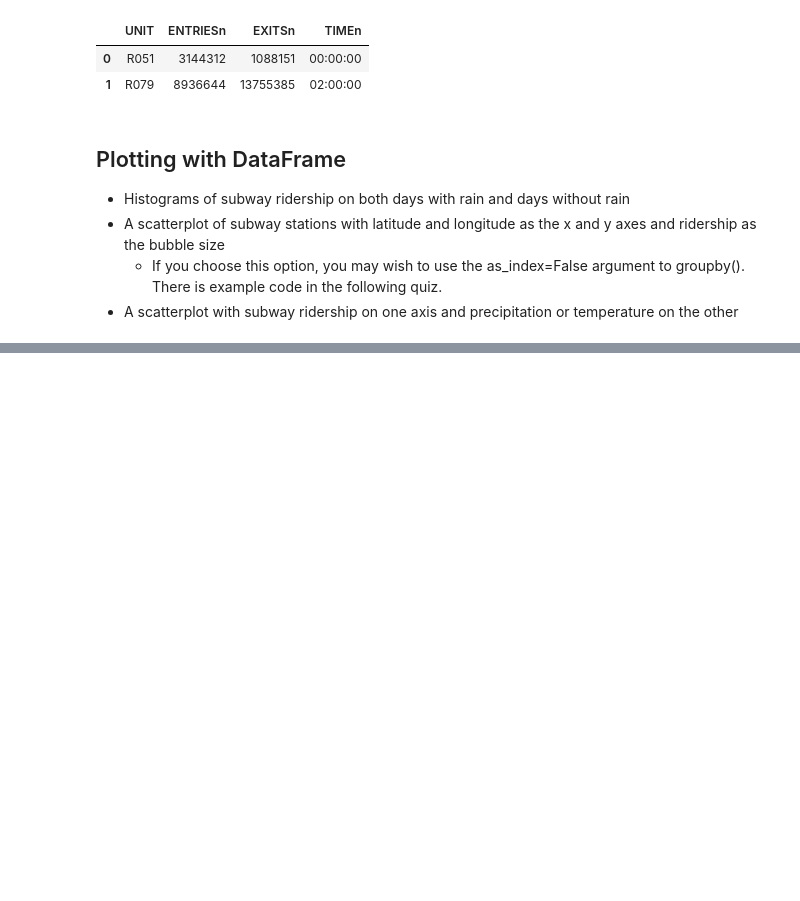
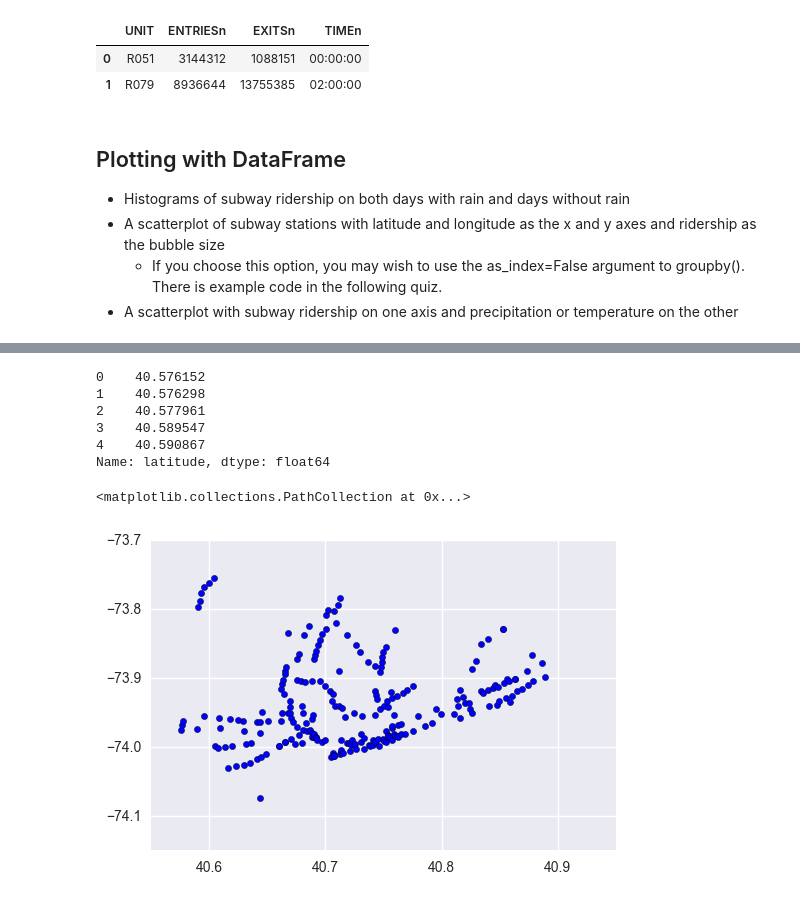
Before and after one commit to ilho-tiger/data-analytics-udacity, a Jupyter notebook: 2_investigate_data/numpy_pandas/Numpy and Pandas tryouts.ipynb, the cells around one changed output, grey strips where cells are left out. Cells and saved outputs as stored; diff of their text form; code cells hidden in the pictures; blank space fills up the shorter version.

Commit message:
final version of the class note for "Numpy and Pandas

```diff
--- a/2_investigate_data/numpy_pandas/Numpy and Pandas tryouts.ipynb
+++ b/2_investigate_data/numpy_pandas/Numpy and Pandas tryouts.ipynb
@@ -1116,3 +1116,7 @@ ridership_df.groupby(['UNIT'], as_index=False).first()
 - A scatterplot of subway stations with latitude and longitude as the x and y axes and ridership as the bubble size
   - If you choose this option, you may wish to use the as_index=False argument to groupby(). There is example code in the following quiz.
 - A scatterplot with subway ridership on one axis and precipitation or temperature on the other
+# %%
+import pandas as pd
+
+subway_df = pd.read_csv('nyc_subway_weather.csv')
@@ -1118,0 +1133,5 @@ ridership_df.groupby(['UNIT'], as_index=False).first()
+# %%
+# making a scatter plot of subway stations with latitude and longitude
+# as the x and y axes and ridership as the bubble size
+data_by_location = subway_df.groupby(['latitude','longitude'], as_index=False).mean()
+data_by_location.head()
@@ -1118,0 +1146,18 @@ ridership_df.groupby(['UNIT'], as_index=False).first()
+# %%
+data_by_location.head()['latitude']
+# %% [output]
+0    40.576152
+1    40.576298
+2    40.577961
+3    40.589547
+4    40.590867
+Name: latitude, dtype: float64
+# %%
+import matplotlib.pyplot as plt
+import seaborn as sns
+%matplotlib inline
+
+plt.scatter(data_by_location['latitude'], data_by_location['longitude'])
+# %% [output]
+<matplotlib.collections.PathCollection at 0x...>
+[figure, added]
```
Also changed, not shown: parts of 10 cells of this notebook, 1 other file.
